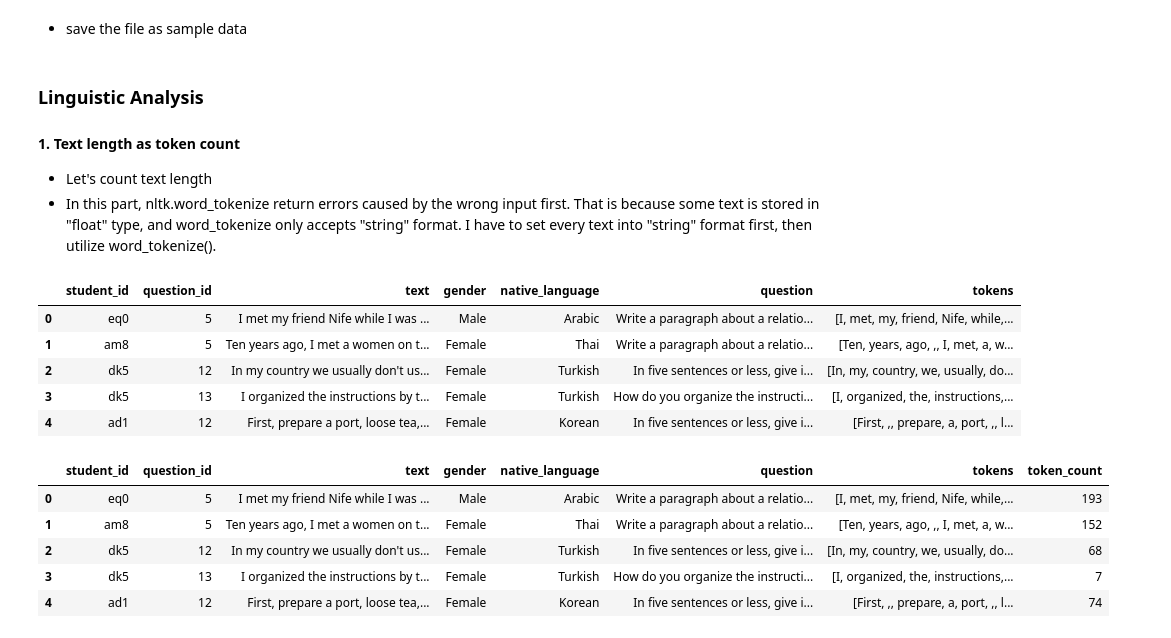
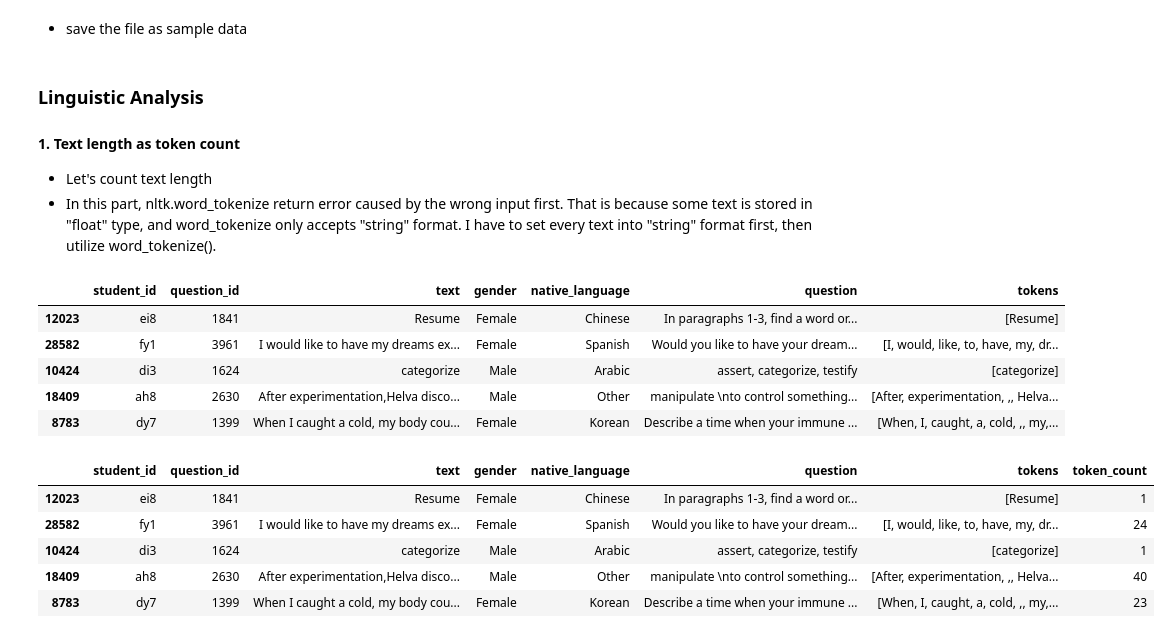
Before and after one commit to Data-Science-for-Linguists-2019/Spell-Checker, a Jupyter notebook: ELI_data_frame.ipynb, the cells around one changed output. Drawn from its saved outputs; the diff is of its cells as text; code cells hidden in the pictures.

```diff
--- a/ELI_data_frame.ipynb
+++ b/ELI_data_frame.ipynb
@@ -196,30 +203,30 @@ df_eli_short.shape
 ### Linguistic Analysis
 #### 1. Text length as token count
 - Let's count text length
-- In this part, nltk.word_tokenize return errors caused by the wrong input first. That is because some text is stored in "float" type, and word_tokenize only accepts "string" format. I have to set every text into "string" format first, then utilize word_tokenize().
+- In this part, nltk.word_tokenize return error caused by the wrong input first. That is because some text is stored in "float" type, and word_tokenize only accepts "string" format. I have to set every text into "string" format first, then utilize word_tokenize().
 # %%
 def getTokens2(txt):
     txt = str(txt)
     x = nltk.word_tokenize(txt)
     return x
 # %%
-df_eli['tokens'] = df_eli.text.map(getTokens2)
+df_eli_short['tokens'] = df_eli_short.text.map(getTokens2)
 # %%
-df_eli.head()
+df_eli_short.head()
 # %% [output]
 |  | student_id | question_id | text | gender | native_language | question | tokens |
-| 0 | eq0 | 5 | I met my friend Nife while I was ... | Male | Arabic | Write a paragraph about a relatio... | [I, met, my, friend, Nife, while,... |
-| 1 | am8 | 5 | Ten years ago, I met a women on t... | Female | Thai | Write a paragraph about a relatio... | [Ten, years, ago, ,, I, met, a, w... |
-| 2 | dk5 | 12 | In my country we usually don't us... | Female | Turkish | In five sentences or less, give i... | [In, my, country, we, usually, do... |
-| 3 | dk5 | 13 | I organized the instructions by t... | Female | Turkish | How do you organize the instructi... | [I, organized, the, instructions,... |
-| 4 | ad1 | 12 | First, prepare a port, loose tea,... | Female | Korean | In five sentences or less, give i... | [First, ,, prepare, a, port, ,, l... |
+| 12023 | ei8 | 1841 | Resume | Female | Chinese | In paragraphs 1-3, find a word or... | [Resume] |
+| 28582 | fy1 | 3961 | I would like to have my dreams ex... | Female | Spanish | Would you like to have your dream... | [I, would, like, to, have, my, dr... |
+| 10424 | di3 | 1624 | categorize | Male | Arabic | assert, categorize, testify | [categorize] |
+| 18409 | ah8 | 2630 | After experimentation,Helva disco... | Male | Other | manipulate \nto control something... | [After, experimentation, ,, Helva... |
+| 8783 | dy7 | 1399 | When I caught a cold, my body cou... | Female | Korean | Describe a time when your immune ... | [When, I, caught, a, cold, ,, my,... |
 # %%
-df_eli['token_count'] = df_eli.tokens.map(len)
-df_eli.head()
+df_eli_short['token_count'] = df_eli_short.tokens.map(len)
+df_eli_short.head()
 # %% [output]
 |  | student_id | question_id | text | gender | native_language | question | tokens | token_count |
-| 0 | eq0 | 5 | I met my friend Nife while I was ... | Male | Arabic | Write a paragraph about a relatio... | [I, met, my, friend, Nife, while,... | 193 |
-| 1 | am8 | 5 | Ten years ago, I met a women on t... | Female | Thai | Write a paragraph about a relatio... | [Ten, years, ago, ,, I, met, a, w... | 152 |
-| 2 | dk5 | 12 | In my country we usually don't us... | Female | Turkish | In five sentences or less, give i... | [In, my, country, we, usually, do... | 68 |
-| 3 | dk5 | 13 | I organized the instructions by t... | Female | Turkish | How do you organize the instructi... | [I, organized, the, instructions,... | 7 |
-| 4 | ad1 | 12 | First, prepare a port, loose tea,... | Female | Korean | In five sentences or less, give i... | [First, ,, prepare, a, port, ,, l... | 74 |
+| 12023 | ei8 | 1841 | Resume | Female | Chinese | In paragraphs 1-3, find a word or... | [Resume] | 1 |
+| 28582 | fy1 | 3961 | I would like to have my dreams ex... | Female | Spanish | Would you like to have your dream... | [I, would, like, to, have, my, dr... | 24 |
+| 10424 | di3 | 1624 | categorize | Male | Arabic | assert, categorize, testify | [categorize] | 1 |
+| 18409 | ah8 | 2630 | After experimentation,Helva disco... | Male | Other | manipulate \nto control something... | [After, experimentation, ,, Helva... | 40 |
+| 8783 | dy7 | 1399 | When I caught a cold, my body cou... | Female | Korean | Describe a time when your immune ... | [When, I, caught, a, cold, ,, my,... | 23 |
```
Also changed, not shown: parts of 5 cells of this notebook.
